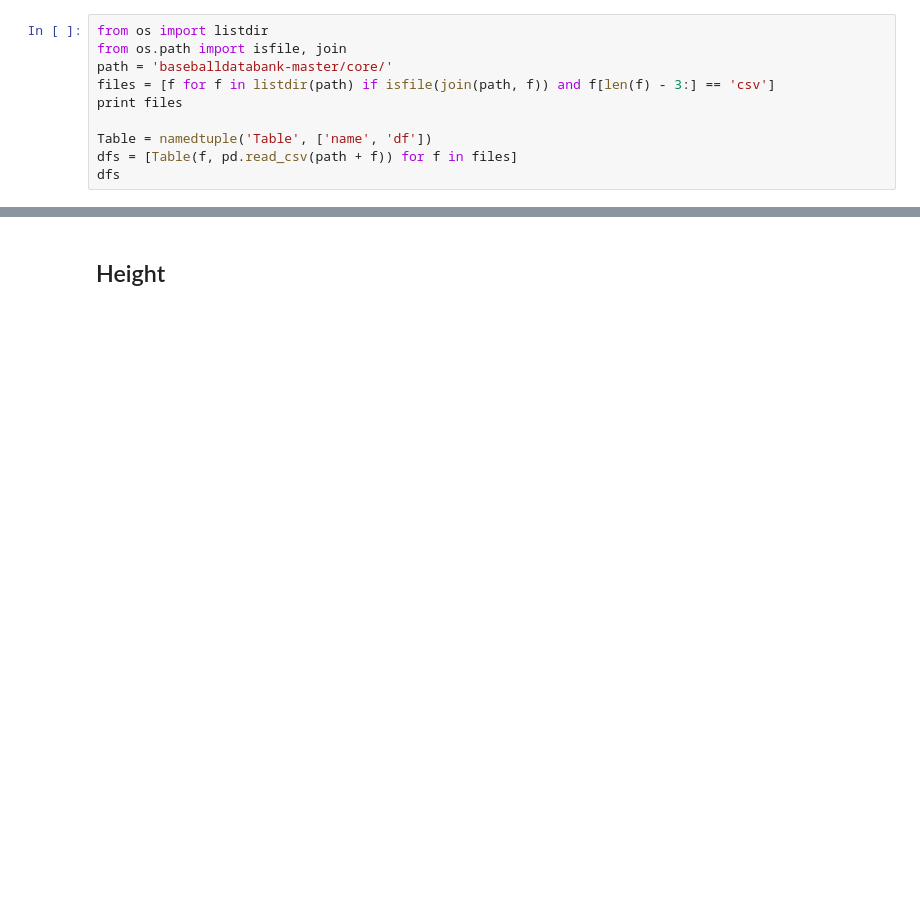
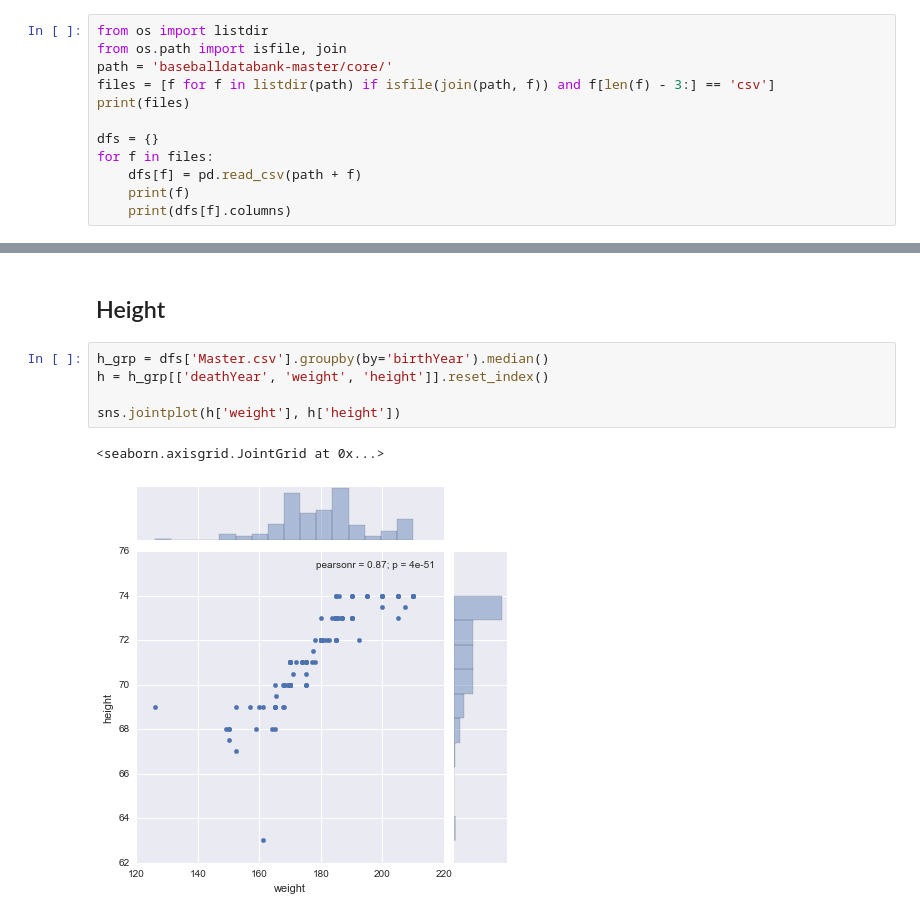
Before and after one commit to kenEldridge/baseball, a Jupyter notebook: baseball.ipynb, the cells around one changed output, grey strips where cells are left out. Saved outputs shown, nothing was run; the diff lists cells and outputs as text; blank space fills up the shorter version.

Commit message:
height analysis

```diff
--- a/baseball.ipynb
+++ b/baseball.ipynb
@@ -12,9 +16,11 @@ from os import listdir
 from os.path import isfile, join
 path = 'baseballdatabank-master/core/'
 files = [f for f in listdir(path) if isfile(join(path, f)) and f[len(f) - 3:] == 'csv']
-print files
+print(files)
 
-Table = namedtuple('Table', ['name', 'df'])
-dfs = [Table(f, pd.read_csv(path + f)) for f in files]
-dfs
+dfs = {}
+for f in files:
+    dfs[f] = pd.read_csv(path + f)
+    print(f)
+    print(dfs[f].columns)
 # %% [output]
@@ -75,2 +71,10 @@ t_shapes
 # %% [markdown]
 ## Height
+# %%
+h_grp = dfs['Master.csv'].groupby(by='birthYear').median()
+h = h_grp[['deathYear', 'weight', 'height']].reset_index()
+
+sns.jointplot(h['weight'], h['height'])
+# %% [output]
+<seaborn.axisgrid.JointGrid at 0x...>
+[figure, added]
```
Also changed, not shown: parts of 8 cells of this notebook, 28 other files.
